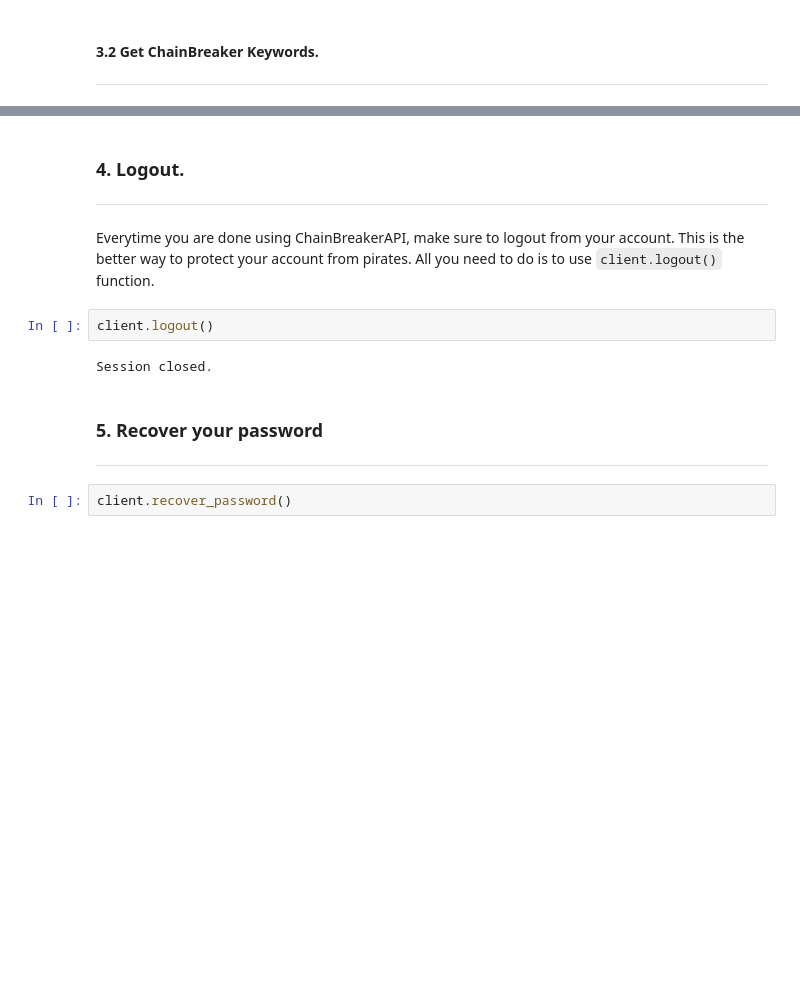
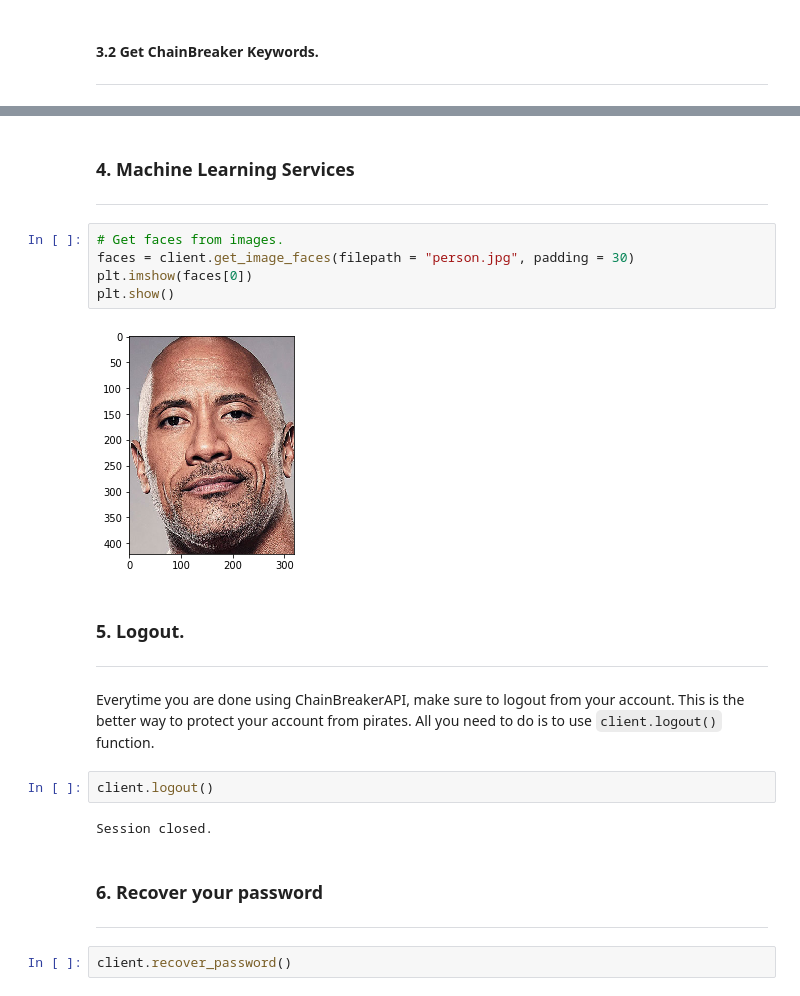
Before and after one commit to ChainBreakerCommunity/chainbreaker-api, a Jupyter notebook: chainbreaker_api/ChainBreakerAPI.ipynb, the cells around one changed output, grey strips where cells are left out. Drawn from its saved outputs; the diff is of its cells as text; blank space fills up the shorter version.

```diff
--- a/chainbreaker_api/ChainBreakerAPI.ipynb
+++ b/chainbreaker_api/ChainBreakerAPI.ipynb
@@ -162,5 +165,15 @@ client.get_keywords(language="english").head()
+# %% [markdown]
+### 4. Machine Learning Services
+---
+# %%
+# Get faces from images.
+faces = client.get_image_faces(filepath = "person.jpg", padding = 30)
+plt.imshow(faces[0])
+plt.show()
+# %% [output]
+[figure, added]
 # %% [markdown]
-### 4. Logout.
+### 5. Logout.
 ---
 
 Everytime you are done using ChainBreakerAPI, make sure to logout from your account. This is the better way to protect your account from pirates. All you need to do is to use <code>client.logout()</code> function.
@@ -169,7 +182,7 @@ client.logout()
 # %% [output]
 Session closed.
 # %% [markdown]
-### 5. Recover your password
+### 6. Recover your password
 
 ---
 # %%
```
Also changed, not shown: parts of 17 cells of this notebook, 5 other files.
